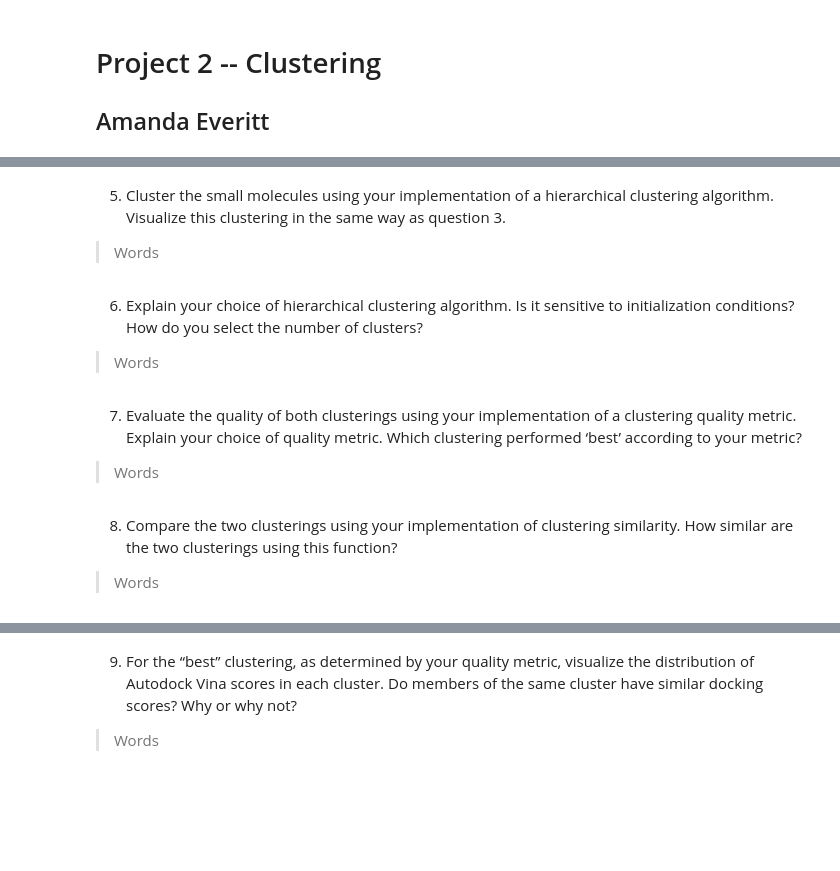
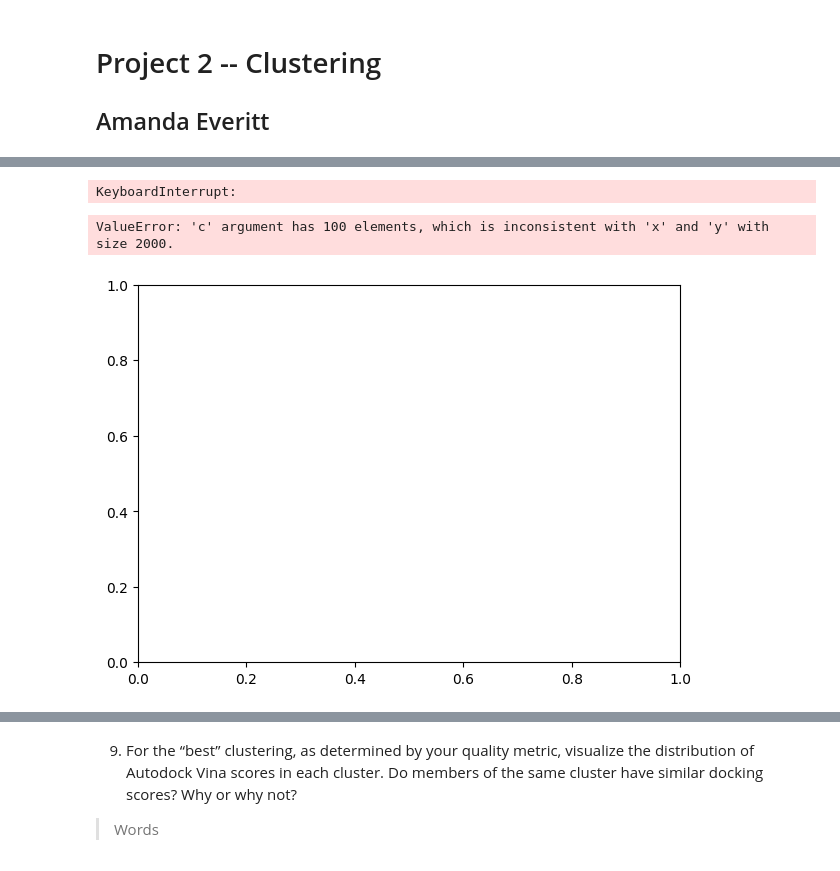
Before and after one commit to aseveritt/BMI203_Project2, a Jupyter notebook: Amanda_Everitt_BMI203_HW2.ipynb, the cells around one changed output, grey strips where cells are left out. Cells and saved outputs as stored; diff of their text form; code cells hidden in the pictures; blank space fills up the shorter version.

Commit message:
initial

```diff
--- a/Amanda_Everitt_BMI203_HW2.ipynb
+++ b/Amanda_Everitt_BMI203_HW2.ipynb
@@ -17,12 +232,19 @@
-# %% [markdown]
-5. Cluster the small molecules using your implementation of a hierarchical clustering algorithm. Visualize this clustering in the same way as question 3.
-> Words
-# %% [markdown]
-6. Explain your choice of hierarchical clustering algorithm. Is it sensitive to initialization conditions? How do you select the number of clusters?
-> Words
-# %% [markdown]
-7. Evaluate the quality of both clusterings using your implementation of a clustering quality metric. Explain your choice of quality metric. Which clustering performed ‘best’ according to your metric?
-> Words
-# %% [markdown]
-8. Compare the two clusterings using your implementation of clustering similarity. How similar are the two clusterings using this function?
-> Words
+# %%
+amanda_hc_clusters = algs.HierarchicalClustering(ligand_subset,
+                                           distance_metric = "jaccard",
+                                           desired_k = 3).cluster()
+a = amanda_hc_clusters.labels
+hc_cluster_assignments = a.values()
+print("done")
+# %% [output]
+KeyboardInterrupt:
+# %%
+plt.figure()
+plt.scatter(u_sub[:,0], u_sub[:,1], c = list(hc_cluster_assignments), s = 10)
+plt.title("UMAP of small molecule dataset (dense bits)")
+plt.xlabel('UMAP 1')
+plt.ylabel('UMAP 2')
+plt.show()
+# %% [output]
+ValueError: 'c' argument has 100 elements, which is inconsistent with 'x' and 'y' with size 2000.
+[figure, added]
```
Also changed, not shown: parts of 28 cells of this notebook, 36 other files.
